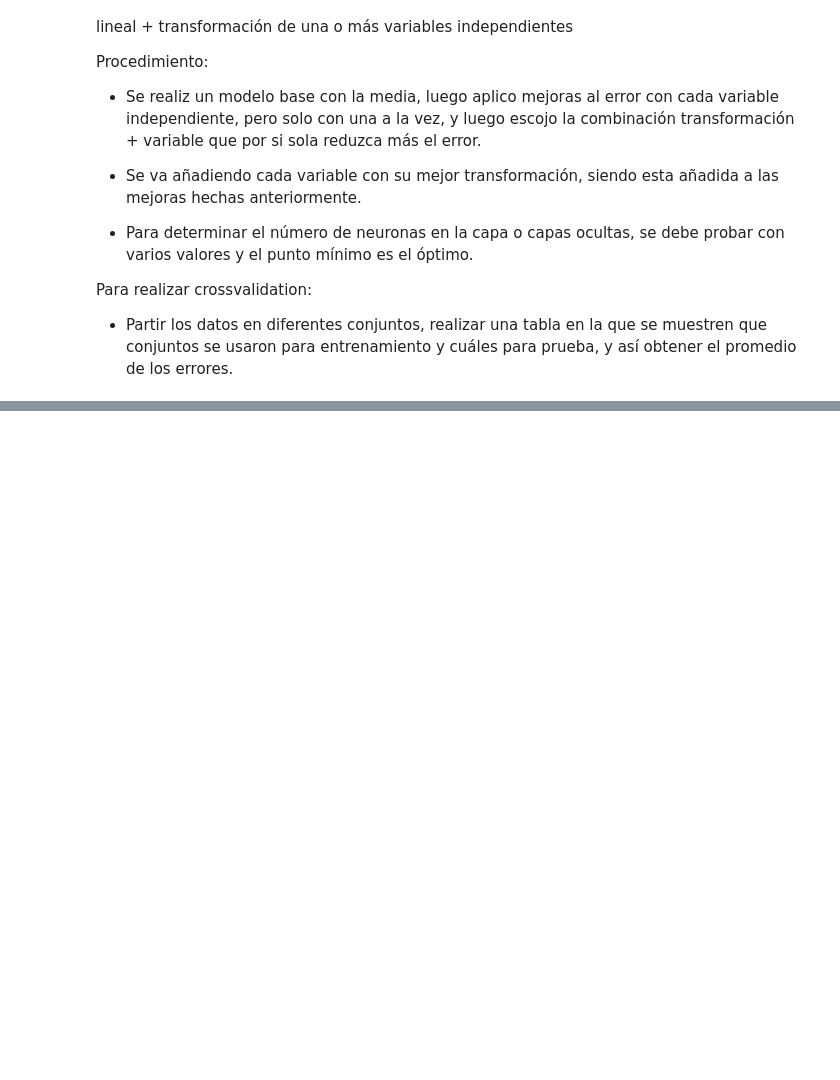
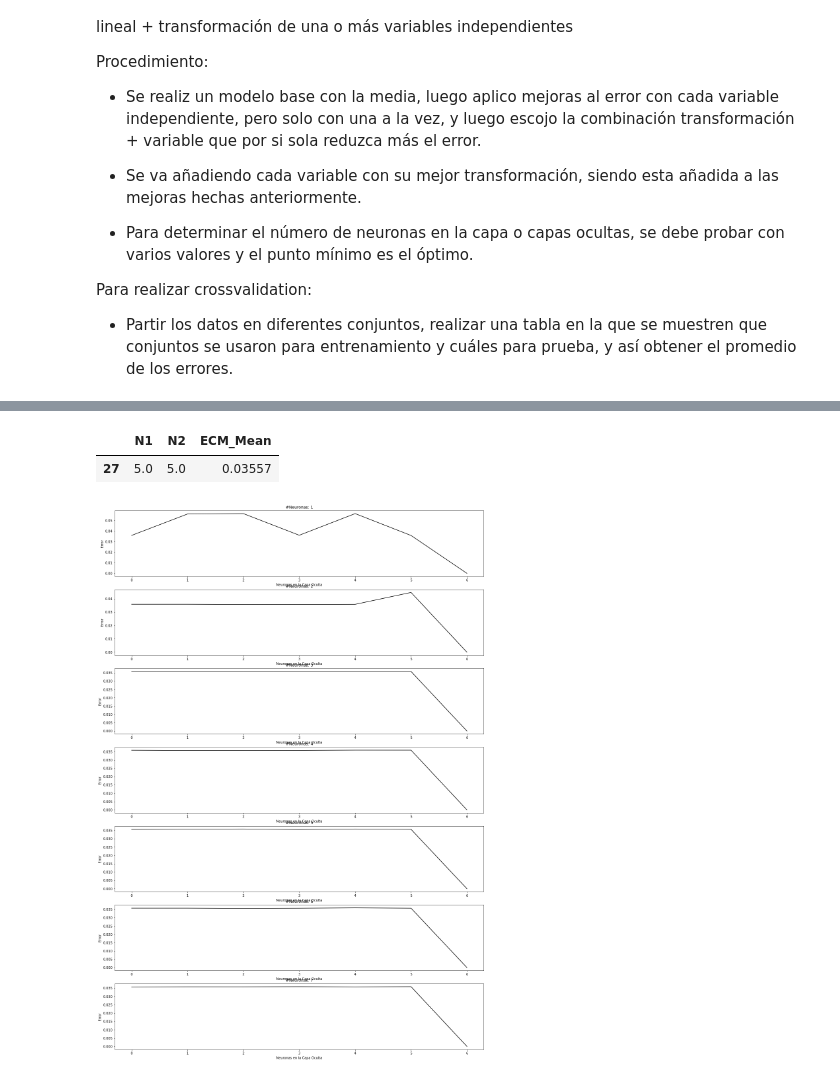
Before and after one commit to ANN-2019-2/evaluacion-saarboledaz, a Jupyter notebook: 02-diabetes.ipynb, the cells around one changed output, grey strips where cells are left out. Saved outputs shown, nothing was run; the diff lists cells and outputs as text; code cells hidden in the pictures; blank space fills up the shorter version.

```diff
--- a/02-diabetes.ipynb
+++ b/02-diabetes.ipynb
@@ -50,0 +335,34 @@ Para realizar crossvalidation:
+# %%
+max_neurons = 7
+fit_x = variables_df.loc[:(N-P),:]
+fit_y = outputs_df.loc[:(N-P),'Y-norm']
+cross_val = ShuffleSplit(n_splits=(N-P)//2, test_size=0.25, random_state=123) # Configuracion crossvalidation
+
+
+acc = np.zeros((7, 7))
+min_e_mean = 0
+best_neurons_1 = 0
+best_neurons_2 = 0
+benchmark_df = pd.DataFrame(columns=["N1", "N2", "ECM_Mean"])
+for neurons_1 in range(1, max_neurons + 1):
+    for neurons_2 in range(2, max_neurons + 1):
+        neural_reg = MLPRegressor(hidden_layer_sizes=(neurons_1, neurons_2 ),
+             activation = 'logistic',
+             solver='lbfgs',
+             learning_rate = 'adaptive',
+             momentum = 0,
+             learning_rate_init = 0.01,
+             random_state = 123,
+             max_iter = 100000
+             )
+        scores = -cross_val_score(neural_reg, fit_x, fit_y, cv=cross_val, scoring='neg_mean_squared_error')
+        e_mean = scores.mean()
+        acc[neurons_1-1][neurons_2-2] = e_mean
+        if (min_e_mean == 0 or e_mean < min_e_mean):
+            min_e_mean = e_mean
+            best_neurons_1 = neurons_1
+            best_neurons_2 = neurons_2
+        entry = {"N1":neurons_1,"N2":neurons_2, "ECM_Mean":e_mean}
+        benchmark_df = benchmark_df.append(entry, ignore_index=True)
+
+benchmark_df.head()
@@ -50,0 +376,16 @@ Para realizar crossvalidation:
+# %%
+best_neural_model = benchmark_df[benchmark_df.ECM_Mean == benchmark_df.ECM_Mean.min()]
+best_neural_model.head()
+# %% [output]
+|  | N1 | N2 | ECM_Mean |
+| 27 | 5.0 | 5.0 | 0.03557 |
+# %%
+plt.figure(figsize=(20,30))
+for i in range(len(acc)):
+    plt.subplot(len(acc),1,i+1)
+    plt.xlabel('Neuronas en la Capa Oculta')
+    plt.ylabel('Error')
+    plt.title("#Neuronas: "+ str(i+1))
+    plt.plot(acc[i], color='black')
+# %% [output]
+[figure, added]
```
Also changed, not shown: parts of 14 cells of this notebook.
